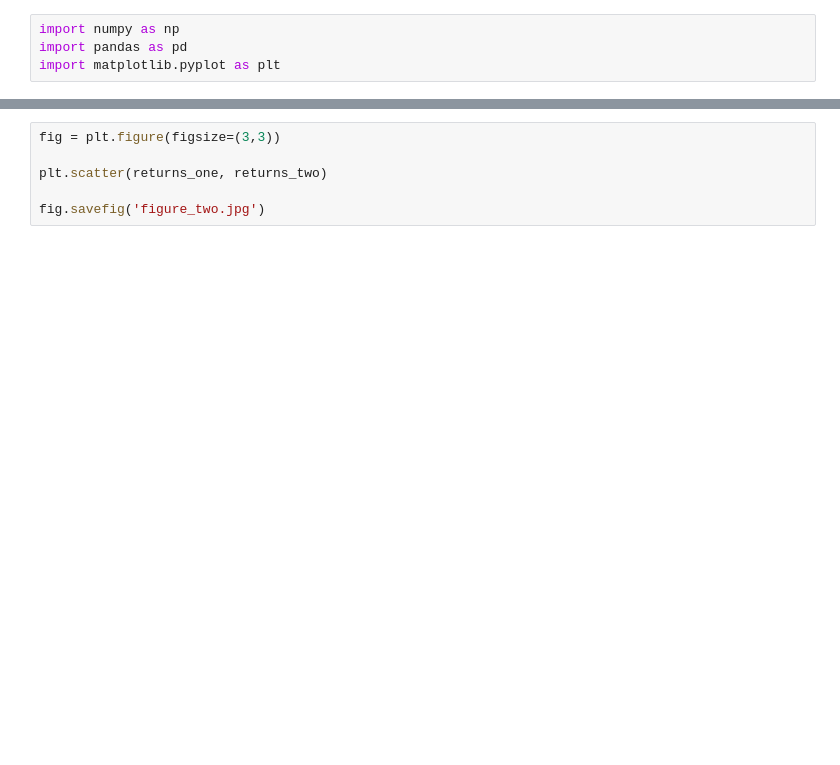
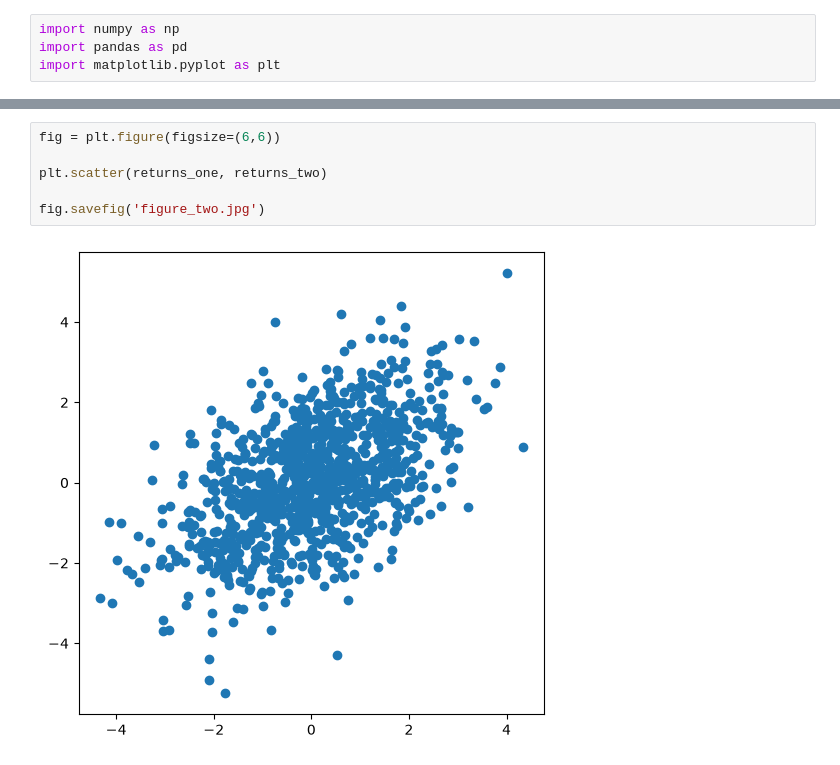
Before and after one commit to Yunnna005/ucc_python_finance, a Jupyter notebook: Lectore 4/AC6030_04_DataVisulaization.ipynb, the cells around one changed output, grey strips where cells are left out. Drawn from its saved outputs; the diff is of its cells as text; blank space fills up the shorter version.

```diff
--- a/Lectore 4/AC6030_04_DataVisulaization.ipynb
+++ b/Lectore 4/AC6030_04_DataVisulaization.ipynb
@@ -89,9 +120,11 @@ plt.legend(loc=0)
 # %%
-fig = plt.figure(figsize=(3,3))
+fig = plt.figure(figsize=(6,6))
 
 plt.scatter(returns_one, returns_two)
 
 fig.savefig('figure_two.jpg')
+# %% [output]
+[figure, added]
 # %%
 plt.scatter(market, returns_one, marker = '.', color = 'r')
 plt.scatter(market, returns_two, marker = '.', color = 'g')
```
Also changed, not shown: parts of 14 cells of this notebook, 6 other files.
